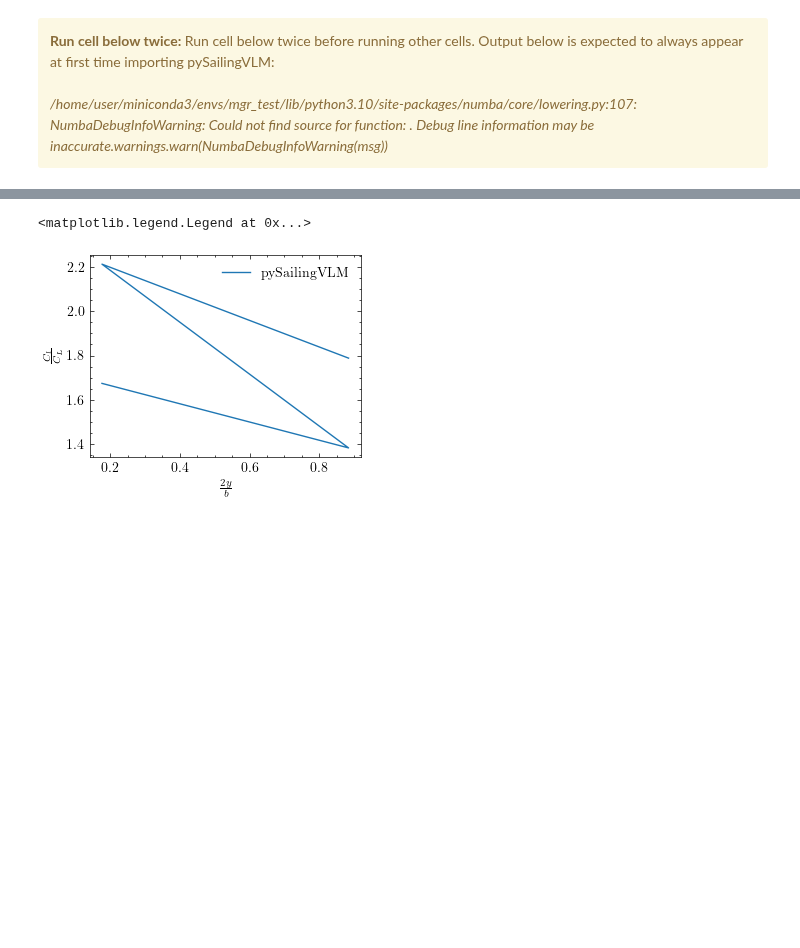
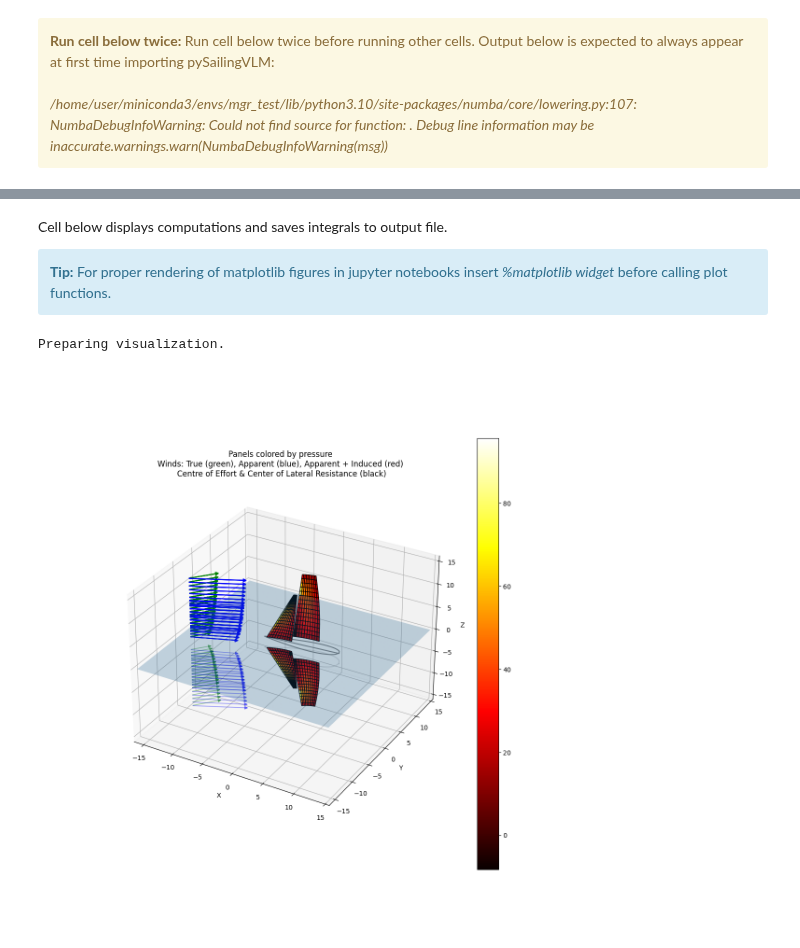
Before and after one commit to orgSailingVLM/pySailingVLM, a Jupyter notebook: pySailingVLM/examples/sailingvlm_example.ipynb, the cells around one changed output, grey strips where cells are left out. Saved outputs shown, nothing was run; the diff lists cells and outputs as text; code cells hidden in the pictures; blank space fills up the shorter version.

```diff
--- a/pySailingVLM/examples/sailingvlm_example.ipynb
+++ b/pySailingVLM/examples/sailingvlm_example.ipynb
@@ -187,34 +157,0 @@ plt.plot(AoA_degs, C_results)
-# %%
-import numpy as np
-from pySailingVLM.solver.coefs import get_vlm_Cxyz
-
-AoA_deg = 4.2
-C = []
-c_l = []
-a_vlm = []
-
-conditions_args['alpha_true_wind_deg'] = AoA_deg
-solver_args['n_spanwise'] = 4
-out = Output(**output_args)
-conditions = Conditions(**conditions_args)
-solver = Solver(**solver_args)
-main = MainSail(**main_sail_args)
-jib = JibSail(**jib_sail_args)
-csys = Csys(**csys_args)
-keel = Keel(**keel_args)
-rig = Rig(**rig_args)
-csys_transformations = CSYS_transformations(conditions.heel_deg, conditions.leeway_deg, v_from_original_xyz_2_reference_csys_xyz=csys.reference_level_for_moments)
-
-
-w = Wind(conditions)
-s = Sail(solver, rig, main, jib, csys_transformations)
-sail_set = s.sail_set
-myvlm = Vlm(sail_set.panels, solver.n_chordwise, solver.n_spanwise, conditions.rho, w.profile, sail_set.trailing_edge_info, sail_set.leading_edge_info)
-
-height = 1.0
-sails_Cxyz = myvlm.get_Cxyz(w, height)
-
-for idx, Cxyz in enumerate(sails_Cxyz):
-    a = Cxyz[1] / np.deg2rad(AoA_deg)
-    C.append(Cxyz[1])
-    a_vlm.append(a)
@@ -316,15 +158,13 @@ array([0.08838835, 0.44194174, 0.08838835, 0.44194174])
-# %%
-# importing matplotlib module
-from matplotlib import pyplot as plt
-fig = plt.figure()
-ax = fig.add_subplot(1, 1, 1)
-ax.plot(x_data, y_data, color='tab:blue', label='pySailingVLM')
-#ax.plot(x_good, ydata_good, color='tab:orange', linestyle='dashed', label='Bertin')
-
-ax.set_xlabel(r"$\frac{2y}{b}$")
-ax.set_ylabel(r"$\frac{C_{l}}{C_{L}}$")
-#ax.set_title("Spanwise lift distribution")
-ax.legend()
-# %% [output]
-<matplotlib.legend.Legend at 0x...>
-[figure, removed]
+# %% [markdown]
+Cell below displays computations and saves integrals to output file.
+<div class="alert alert-block alert-info">
+<b>Tip:</b> For proper rendering of matplotlib figures in jupyter notebooks insert <em>%matplotlib widget</em> before calling plot functions.
+</div>
+# %%
+%matplotlib widget
+print("Preparing visualization.")
+display_panels_xyz_and_winds(myvlm, inviscid_flow_results, myvlm.inlet_conditions, hull, show_plot=True) # add show_apparent_induced_wind=True for apparent + induced wind
+df_components, df_integrals, df_inlet_IC = save_results_to_file(myvlm, csys_transformations, inviscid_flow_results, s.sail_set, out.name, out.file_name)
+# %% [output]
+Preparing visualization.
+[figure, added]
```
Also changed, not shown: parts of 22 cells of this notebook, 2 other files.
